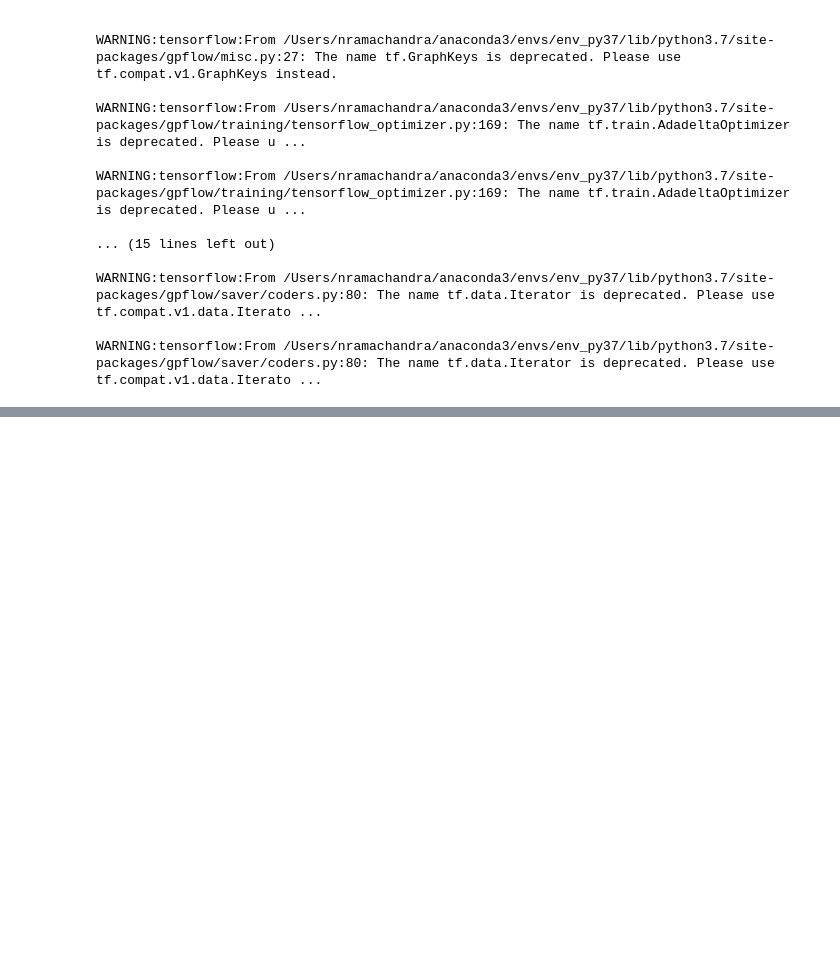
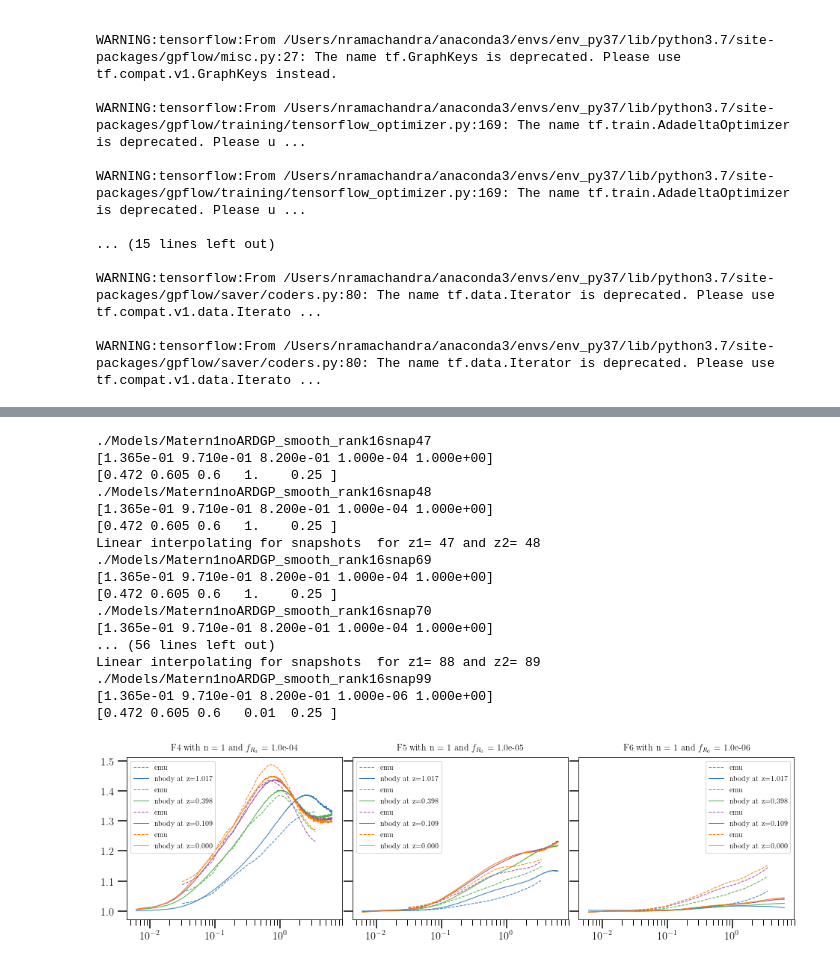
Before and after one commit to nesar/MGemulator, a Jupyter notebook: MGemu_z_allSnaps.ipynb, the cells around one changed output, grey strips where cells are left out. Cells and saved outputs as stored; diff of their text form; code cells hidden in the pictures; blank space fills up the shorter version.

```diff
--- a/MGemu_z_allSnaps.ipynb
+++ b/MGemu_z_allSnaps.ipynb
@@ -255,0 +242,64 @@ print([Om_f, ns_f, s8_f, fr0_f6, n_f])
+# %%
+fig, ax = plt.subplots(1, 3, figsize = (16,4), sharey=True)
+plt.subplots_adjust(wspace=0.05)
+
+color_id = 0
+for snap_id in snap_id_array:
+    color_id = color_id + 1
+
+    emu = MGemu(Om=Om_f, ns=ns_f, s8=s8_f, fR0=fr0_f4, n=n_f, z=z_array[snap_id])
+    ax[0].plot(kvals, emu, label='emu', ls='--', color=plt.cm.Set1(color_id) )
+    ax[0].plot(nbody_pk[snap_id, :,0], nbody_pk[snap_id, :, 1], label='nbody at z=%0.3f'%z_array[snap_id],  color=plt.cm.Set1(color_id) )
+    #color=plt.gca().lines[-1].get_color())
+
+ax[0].set_xscale('log')
+ax[0].set_title('F4 with n = 1 and ' + r'$f_{R_0}$ = %1.1e'%fr0_f4)
+ax[0].legend()
+
+color_id = 0
+for snap_id in snap_id_array:
+    color_id = color_id + 1
+
+    emu = MGemu(Om=Om_f, ns=ns_f, s8=s8_f, fR0=fr0_f5, n=n_f, z=z_array[snap_id])
+    ax[1].plot(kvals, emu, label='emu', ls='--', color=plt.cm.Set1(color_id) )
+    ax[1].plot(nbody_pk[snap_id, :,0], nbody_pk[snap_id, :, 2], label='nbody at z=%0.3f'%z_array[snap_id], color=plt.cm.Set1(color_id) )
+
+ax[1].set_xscale('log')
+ax[1].set_title('F5 with n = 1 and ' + r'$f_{R_0}$ = %1.1e'%fr0_f5)
+ax[1].legend()
+
+color_id = 0
+for snap_id in snap_id_array:
+    color_id = color_id + 1
+
+    emu = MGemu(Om=Om_f, ns=ns_f, s8=s8_f, fR0=fr0_f6, n=n_f, z=z_array[snap_id])
+    ax[2].plot(kvals, emu, label='emu' , ls='--', color=plt.cm.Set1(color_id) )
+    ax[2].plot(nbody_pk[snap_id, :,0], nbody_pk[snap_id, :, 3], label='nbody at z=%0.3f'%z_array[snap_id], color=plt.cm.Set1(color_id) )
+
+ax[2].set_xscale('log')
+ax[2].set_title('F6 with n = 1 and ' + r'$f_{R_0}$ = %1.1e'%fr0_f6)
+ax[2].legend()
+
+plt.savefig('/Users/nramachandra/Desktop/Projects/Fr0/PyEmu/nbody_emu_fs.pdf', layout='tight' )
+
+
+plt.show()
+# %% [output]
+./Models/Matern1noARDGP_smooth_rank16snap47
+[1.365e-01 9.710e-01 8.200e-01 1.000e-04 1.000e+00]
+[0.472 0.605 0.6   1.    0.25 ]
+./Models/Matern1noARDGP_smooth_rank16snap48
+[1.365e-01 9.710e-01 8.200e-01 1.000e-04 1.000e+00]
+[0.472 0.605 0.6   1.    0.25 ]
+Linear interpolating for snapshots  for z1= 47 and z2= 48
+./Models/Matern1noARDGP_smooth_rank16snap69
+[1.365e-01 9.710e-01 8.200e-01 1.000e-04 1.000e+00]
+[0.472 0.605 0.6   1.    0.25 ]
+./Models/Matern1noARDGP_smooth_rank16snap70
+[1.365e-01 9.710e-01 8.200e-01 1.000e-04 1.000e+00]
+... (56 lines left out)
+Linear interpolating for snapshots  for z1= 88 and z2= 89
+./Models/Matern1noARDGP_smooth_rank16snap99
+[1.365e-01 9.710e-01 8.200e-01 1.000e-06 1.000e+00]
+[0.472 0.605 0.6   0.01  0.25 ]
+[figure, added]
```
Also changed, not shown: parts of 6 cells of this notebook, 5 other files.
